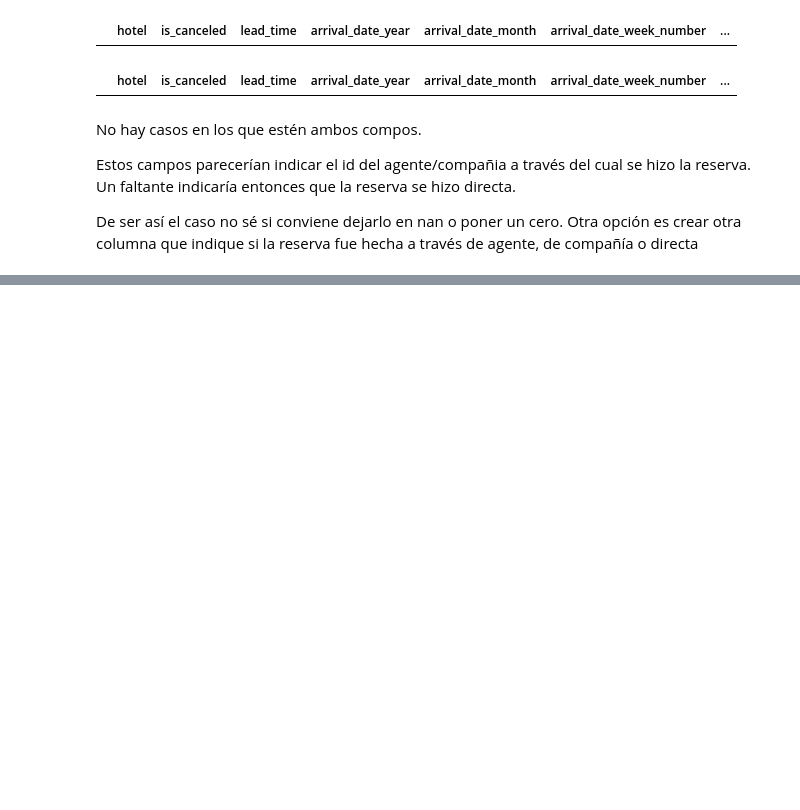
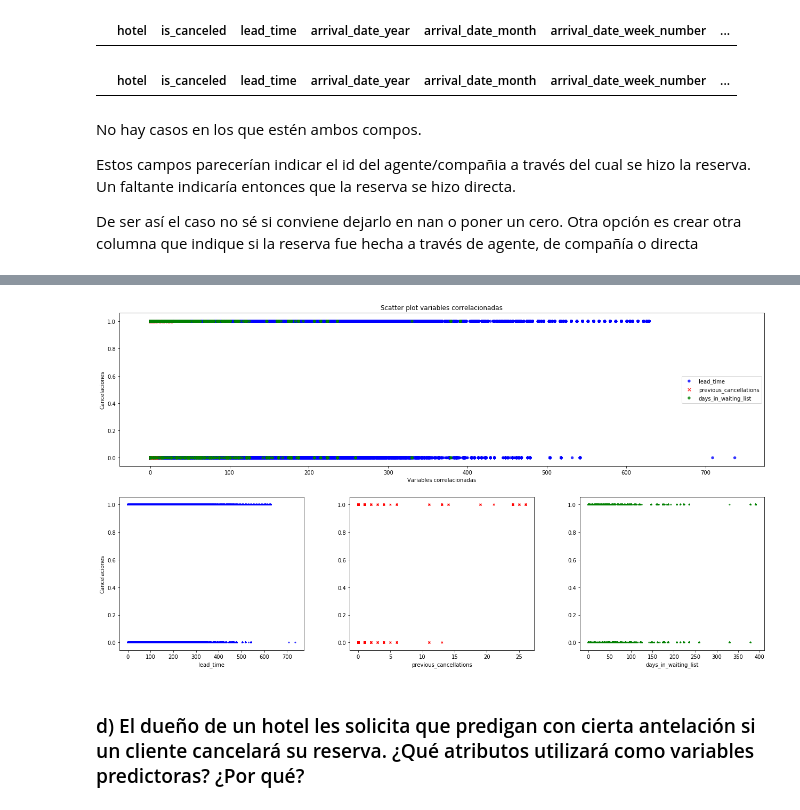
Before and after one commit to Bati-bot/TPAA, a Jupyter notebook: analisis_reservas.ipynb, the cells around one changed output, grey strips where cells are left out. Drawn from its saved outputs; the diff is of its cells as text; code cells hidden in the pictures; blank space fills up the shorter version.

```diff
--- a/analisis_reservas.ipynb
+++ b/analisis_reservas.ipynb
@@ -474,0 +519,38 @@ De ser así el caso no sé si conviene dejarlo en nan o poner un cero. Otra opci
+# %%
+# Scatter plot variables correlacionadas
+ejeY = hotel_bookings.loc[:,"is_canceled"]
+ejeX = (hotel_bookings.loc[:,"lead_time"], hotel_bookings.loc[:,"previous_cancellations"], hotel_bookings.loc[:,"days_in_waiting_list"])
+colors = ("blue", "red", "green")
+groups = ("lead_time", "previous_cancellations", "days_in_waiting_list")
+marks = ("o","x","o")
+
+# Create plot
+fig = plt.figure()
+ax = fig.add_axes([0,0,2.8,1])
+
+for data, color, group, mark in zip(ejeX, colors, groups, marks):
+    x = data
+    ax.scatter(x, ejeY, alpha=0.8, c=color, marker=mark,edgecolors='none', s=30, label=group)
+
+plt.title('Scatter plot variables correlacionadas')
+plt.xlabel('Variables correlacionadas')
+plt.ylabel('Cancelaciones')
+plt.legend(loc=5)
+
+ax1 = fig.add_axes([0,-1.2,0.8,1])
+ax1.scatter(ejeX[0], ejeY, alpha=0.8, c=colors[0], edgecolors='none', s=10, marker=marks[0])
+plt.ylabel('Cancelaciones')
+plt.xlabel(groups[0])
+ax2 = fig.add_axes([1,-1.2,0.8,1])
+ax2.scatter(ejeX[1], ejeY, alpha=0.8, c=colors[1], edgecolors='none', s=10, marker=marks[1])
+plt.xlabel(groups[1])
+ax3 = fig.add_axes([2,-1.2,0.8,1])
+ax3.scatter(ejeX[2], ejeY, alpha=0.8, c=colors[2], edgecolors='none', s=10, marker=marks[2])
+plt.xlabel(groups[2])
+
+
+plt.show()
+# %% [output]
+[figure, added]
+# %% [markdown]
+### d) El dueño de un hotel les solicita que predigan con cierta antelación si un cliente cancelará su reserva. ¿Qué atributos utilizará como variables predictoras? ¿Por qué?
```
Also changed, not shown: parts of 8 cells of this notebook.
